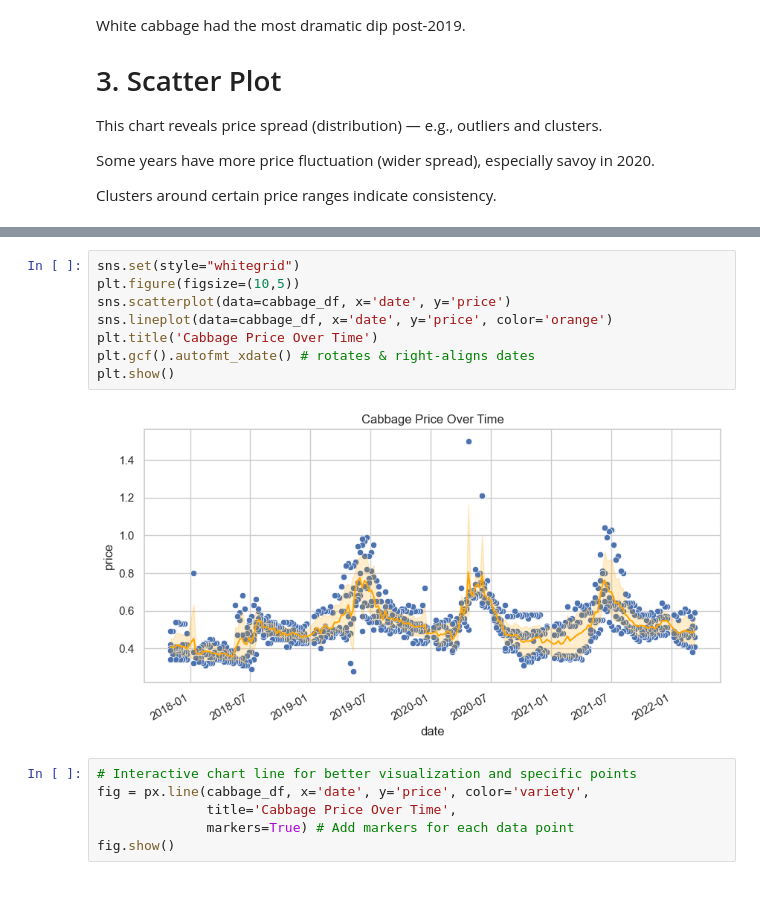
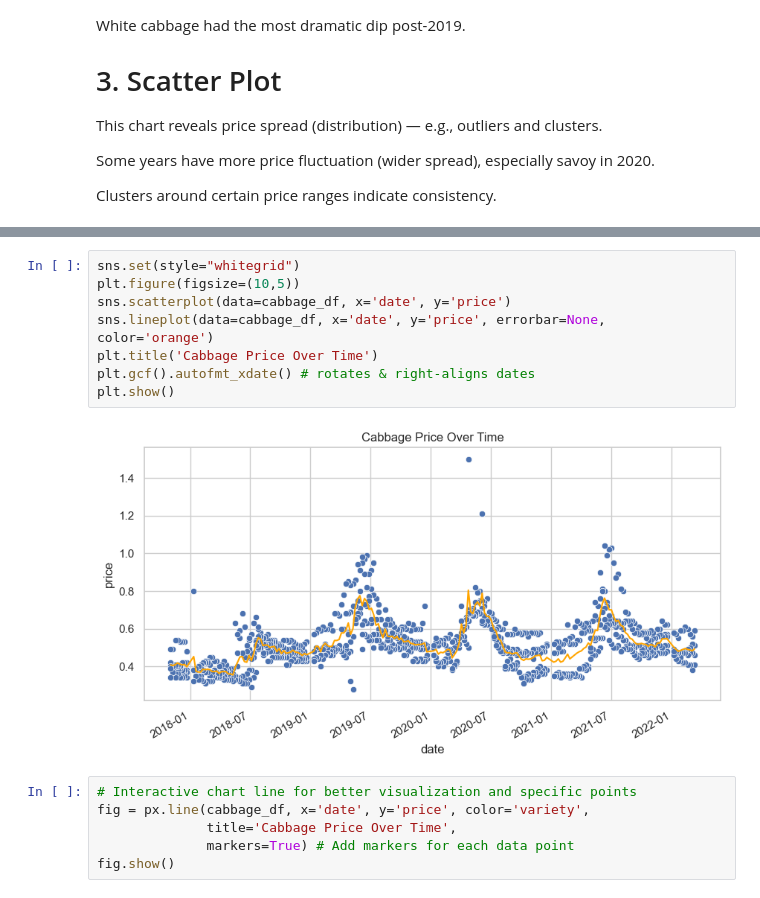
Before and after one commit to Khoi412/Capstone_Project_Fruit_Veg_Prices_UK, a Jupyter notebook: jupyter_notebooks/DataVisuals.ipynb, the cells around one changed output, grey strips where cells are left out. Saved outputs shown, nothing was run; the diff lists cells and outputs as text.

```diff
--- a/jupyter_notebooks/DataVisuals.ipynb
+++ b/jupyter_notebooks/DataVisuals.ipynb
@@ -208,13 +208,13 @@ plt.show()
 # %%
 sns.set(style="whitegrid")
 plt.figure(figsize=(10,5))
 sns.scatterplot(data=cabbage_df, x='date', y='price')
-sns.lineplot(data=cabbage_df, x='date', y='price', color='orange')
+sns.lineplot(data=cabbage_df, x='date', y='price', errorbar=None, color='orange')
 plt.title('Cabbage Price Over Time')
 plt.gcf().autofmt_xdate() # rotates & right-aligns dates
 plt.show()
 # %% [output]
-[figure, old version]
+[figure, new version]
 # %%
 # Interactive chart line for better visualization and specific points
 fig = px.line(cabbage_df, x='date', y='price', color='variety',
```
Also changed, not shown: parts of 4 cells of this notebook.
